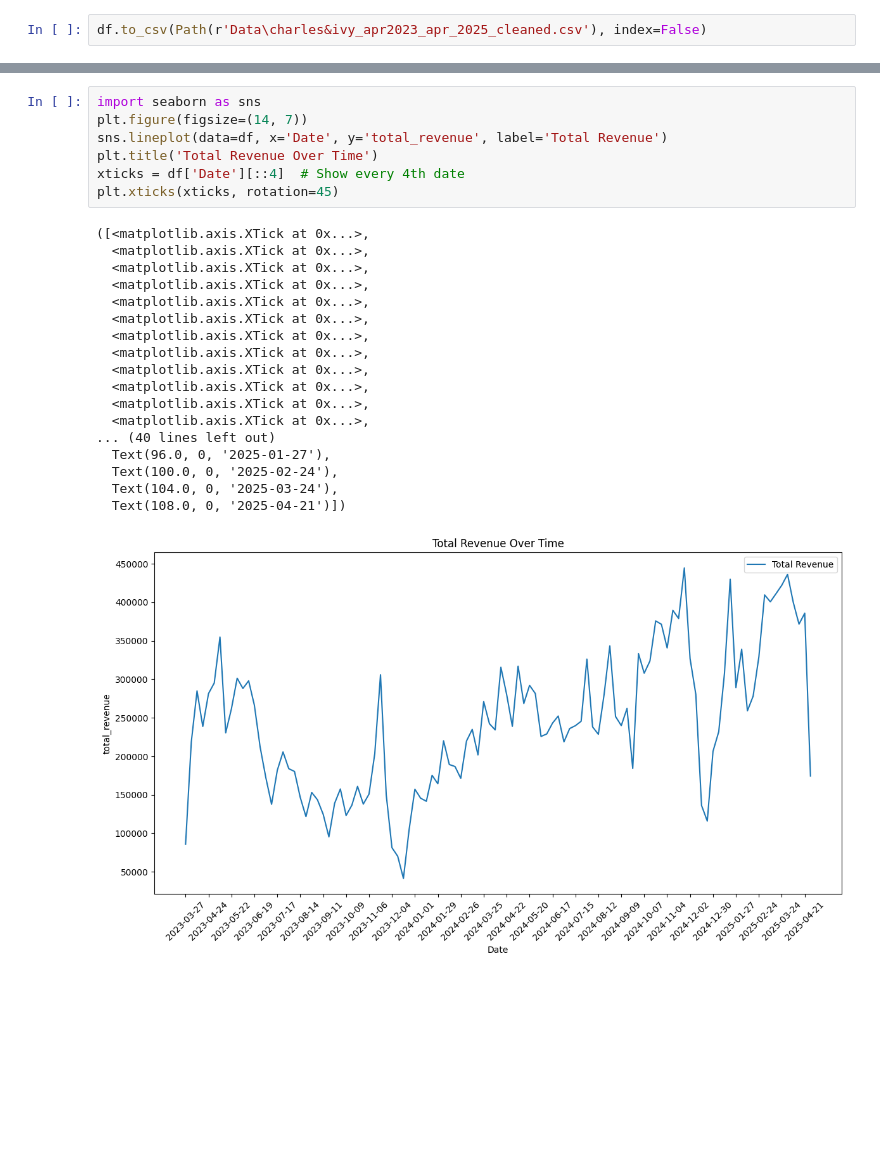
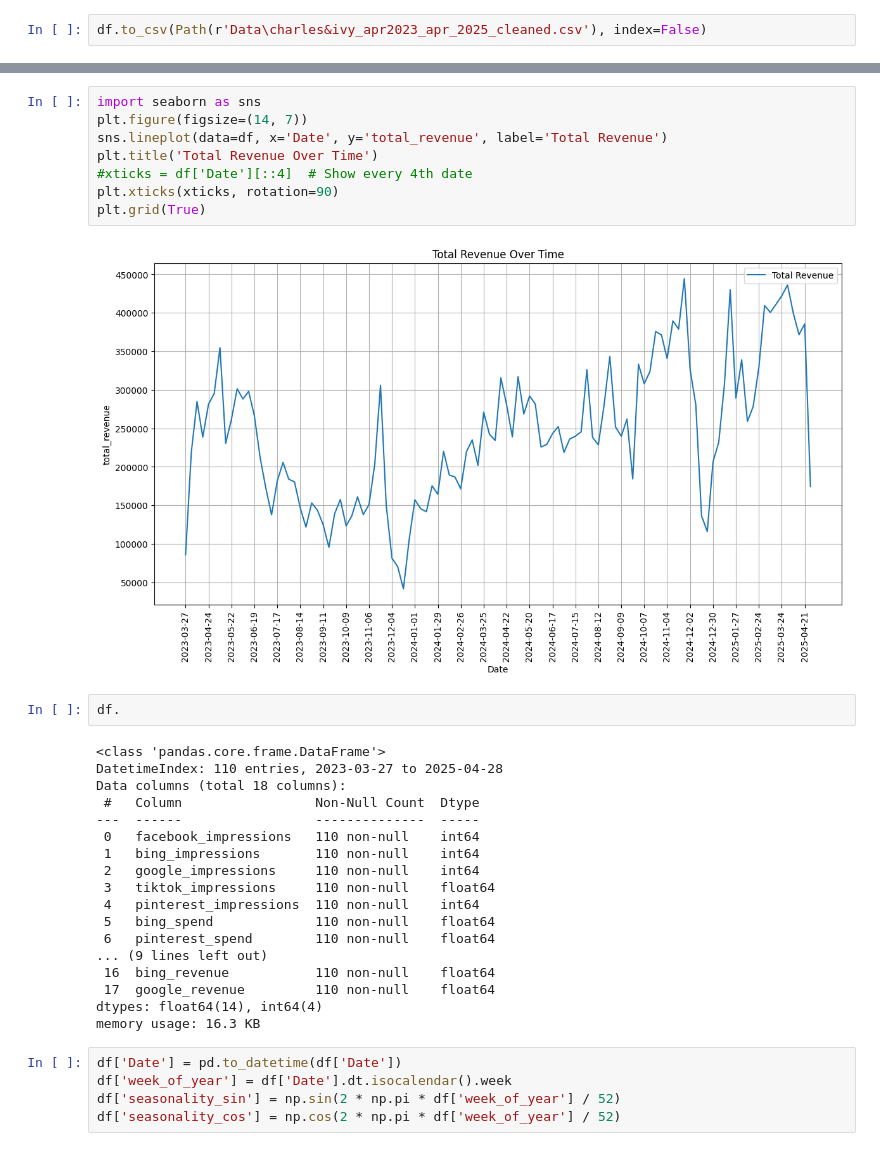
Before and after one commit to Connective3Innovation/impact_V2, a Jupyter notebook: experiments.ipynb, the cells around one changed output, grey strips where cells are left out. Saved outputs shown, nothing was run; the diff lists cells and outputs as text; blank space fills up the shorter version.

```diff
--- a/experiments.ipynb
+++ b/experiments.ipynb
@@ -423,26 +407,35 @@ plt.show()
 # %%
 import seaborn as sns
 plt.figure(figsize=(14, 7))
 sns.lineplot(data=df, x='Date', y='total_revenue', label='Total Revenue')
 plt.title('Total Revenue Over Time')
-xticks = df['Date'][::4]  # Show every 4th date
-plt.xticks(xticks, rotation=45)
+#xticks = df['Date'][::4]  # Show every 4th date
+plt.xticks(xticks, rotation=90)
+plt.grid(True)
 # %% [output]
-([<matplotlib.axis.XTick at 0x...>,
-  <matplotlib.axis.XTick at 0x...>,
-  <matplotlib.axis.XTick at 0x...>,
-  <matplotlib.axis.XTick at 0x...>,
-  <matplotlib.axis.XTick at 0x...>,
-  <matplotlib.axis.XTick at 0x...>,
-  <matplotlib.axis.XTick at 0x...>,
-  <matplotlib.axis.XTick at 0x...>,
-  <matplotlib.axis.XTick at 0x...>,
-  <matplotlib.axis.XTick at 0x...>,
-  <matplotlib.axis.XTick at 0x...>,
-  <matplotlib.axis.XTick at 0x...>,
-... (40 lines left out)
-  Text(96.0, 0, '2025-01-27'),
-  Text(100.0, 0, '2025-02-24'),
-  Text(104.0, 0, '2025-03-24'),
-  Text(108.0, 0, '2025-04-21')])
-[figure, old version]
+[figure, new version]
+# %%
+df.
+# %% [output]
+<class 'pandas.core.frame.DataFrame'>
+DatetimeIndex: 110 entries, 2023-03-27 to 2025-04-28
+Data columns (total 18 columns):
+ #   Column                 Non-Null Count  Dtype
+---  ------                 --------------  -----
+ 0   facebook_impressions   110 non-null    int64
+ 1   bing_impressions       110 non-null    int64
+ 2   google_impressions     110 non-null    int64
+ 3   tiktok_impressions     110 non-null    float64
+ 4   pinterest_impressions  110 non-null    int64
+ 5   bing_spend             110 non-null    float64
+ 6   pinterest_spend        110 non-null    float64
+... (9 lines left out)
+ 16  bing_revenue           110 non-null    float64
+ 17  google_revenue         110 non-null    float64
+dtypes: float64(14), int64(4)
+memory usage: 16.3 KB
+# %%
+df['Date'] = pd.to_datetime(df['Date'])
+df['week_of_year'] = df['Date'].dt.isocalendar().week
+df['seasonality_sin'] = np.sin(2 * np.pi * df['week_of_year'] / 52)
+df['seasonality_cos'] = np.cos(2 * np.pi * df['week_of_year'] / 52)
```
Also changed, not shown: parts of 14 cells of this notebook, 6 other files.
